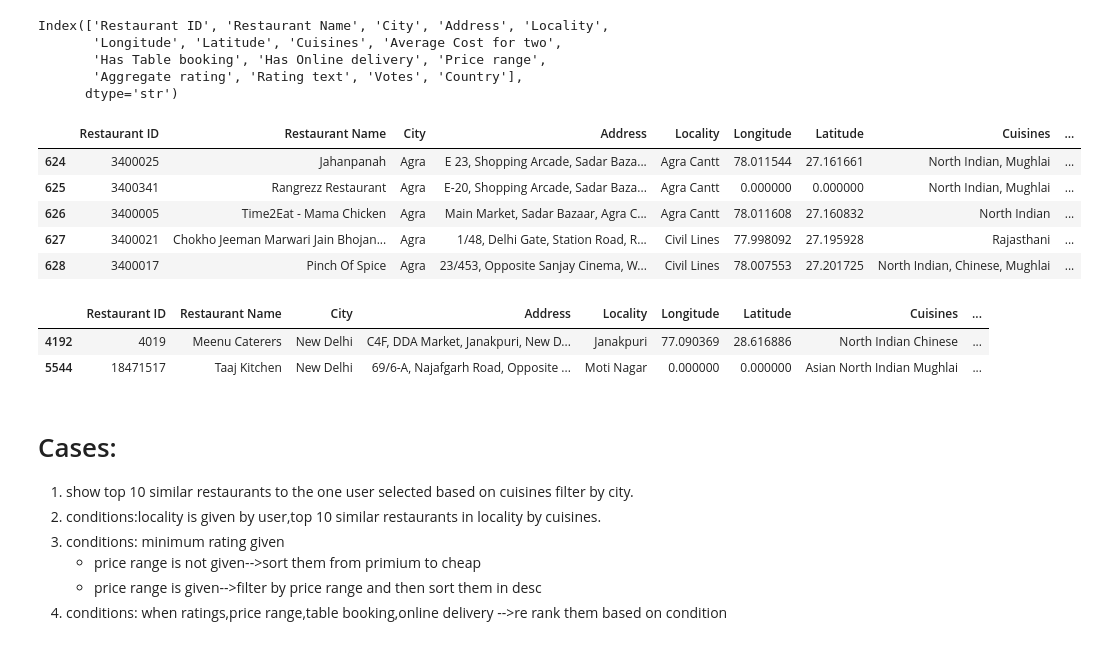
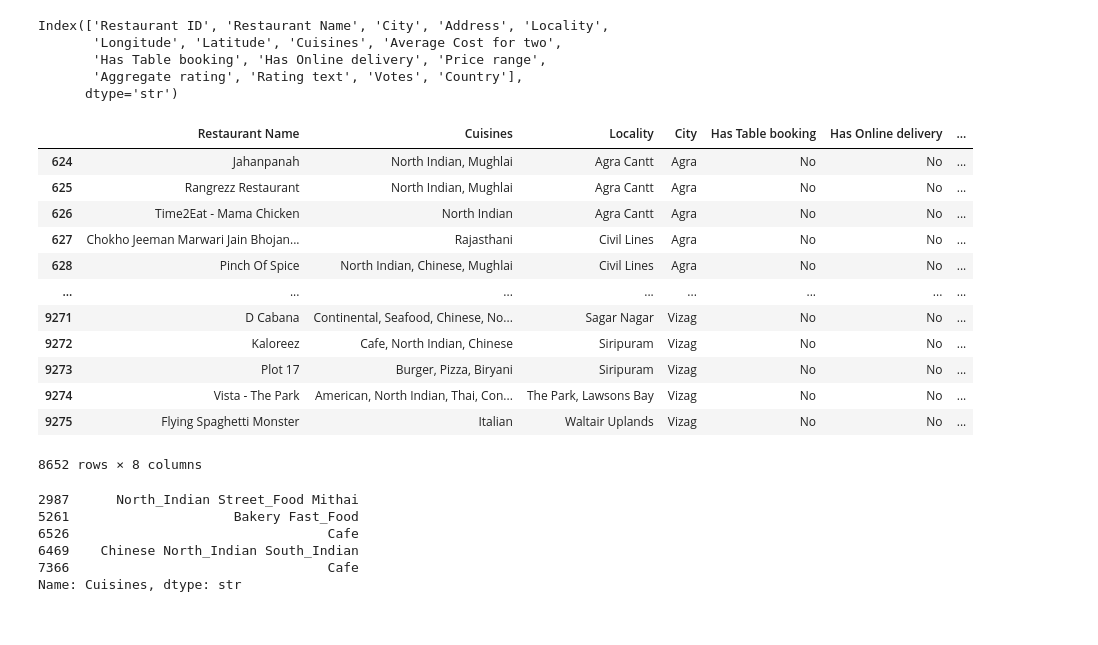
Before and after one commit to vansh-076/Zomato-Recommendation-system, a Jupyter notebook: Recommendation_system.ipynb, the cells around one changed output. Drawn from its saved outputs; the diff is of its cells as text; code cells hidden in the pictures.

```diff
--- a/Recommendation_system.ipynb
+++ b/Recommendation_system.ipynb
@@ -64,11 +64,19 @@ Index(['Restaurant ID', 'Restaurant Name', 'City', 'Address', 'Locality',
        'Aggregate rating', 'Rating text', 'Votes', 'Country'],
       dtype='str')
 # %%
-final_dataset.head()
+column=['Restaurant Name','Cuisines','Locality','City','Has Table booking','Has Online delivery','Average Cost for two','Aggregate rating']
+final_dataset[column]
 # %% [output]
-|  | Restaurant ID | Restaurant Name | City | Address | Locality | Longitude | Latitude | Cuisines | ... |
-| 624 | 3400025 | Jahanpanah | Agra | E 23, Shopping Arcade, Sadar Baza... | Agra Cantt | 78.011544 | 27.161661 | North Indian, Mughlai | ... |
-| 625 | 3400341 | Rangrezz Restaurant | Agra | E-20, Shopping Arcade, Sadar Baza... | Agra Cantt | 0.000000 | 0.000000 | North Indian, Mughlai | ... |
-| 626 | 3400005 | Time2Eat - Mama Chicken | Agra | Main Market, Sadar Bazaar, Agra C... | Agra Cantt | 78.011608 | 27.160832 | North Indian | ... |
-| 627 | 3400021 | Chokho Jeeman Marwari Jain Bhojan... | Agra | 1/48, Delhi Gate, Station Road, R... | Civil Lines | 77.998092 | 27.195928 | Rajasthani | ... |
-| 628 | 3400017 | Pinch Of Spice | Agra | 23/453, Opposite Sanjay Cinema, W... | Civil Lines | 78.007553 | 27.201725 | North Indian, Chinese, Mughlai | ... |
+|  | Restaurant Name | Cuisines | Locality | City | Has Table booking | Has Online delivery | ... |
+| 624 | Jahanpanah | North Indian, Mughlai | Agra Cantt | Agra | No | No | ... |
+| 625 | Rangrezz Restaurant | North Indian, Mughlai | Agra Cantt | Agra | No | No | ... |
+| 626 | Time2Eat - Mama Chicken | North Indian | Agra Cantt | Agra | No | No | ... |
+| 627 | Chokho Jeeman Marwari Jain Bhojan... | Rajasthani | Civil Lines | Agra | No | No | ... |
+| 628 | Pinch Of Spice | North Indian, Chinese, Mughlai | Civil Lines | Agra | No | No | ... |
+| ... | ... | ... | ... | ... | ... | ... | ... |
+| 9271 | D Cabana | Continental, Seafood, Chinese, No... | Sagar Nagar | Vizag | No | No | ... |
+| 9272 | Kaloreez | Cafe, North Indian, Chinese | Siripuram | Vizag | No | No | ... |
+| 9273 | Plot 17 | Burger, Pizza, Biryani | Siripuram | Vizag | No | No | ... |
+| 9274 | Vista - The Park | American, North Indian, Thai, Con... | The Park, Lawsons Bay | Vizag | No | No | ... |
+| 9275 | Flying Spaghetti Monster | Italian | Waltair Uplands | Vizag | No | No | ... |
+8652 rows × 8 columns
@@ -77,18 +82,0 @@ final_dataset['Cuisines']=final_dataset['Cuisines'].str.replace(','," ")
-# %%
-final_dataset.sample(2)
-# %% [output]
-|  | Restaurant ID | Restaurant Name | City | Address | Locality | Longitude | Latitude | Cuisines | ... |
-| 4192 | 4019 | Meenu Caterers | New Delhi | C4F, DDA Market, Janakpuri, New D... | Janakpuri | 77.090369 | 28.616886 | North Indian Chinese | ... |
-| 5544 | 18471517 | Taaj Kitchen | New Delhi | 69/6-A, Najafgarh Road, Opposite ... | Moti Nagar | 0.000000 | 0.000000 | Asian North Indian Mughlai | ... |
-# %% [markdown]
-<h1> Cases:</h1>
-<ol>
-    <li>show top 10 similar restaurants to the one user selected based on cuisines filter by city.
-    <li>conditions:locality is given by user,top 10 similar restaurants in locality by cuisines.
-    <li>conditions: minimum rating given
-        <ul>
-            <li>price range is not given-->sort them from primium to cheap</li>
-            <li>price range is given-->filter by price range and then sort them in desc</li>
-        </ul></li>
-    <li>conditions: when ratings,price range,table booking,online delivery -->re rank them based on condition</li>
-</ol>
@@ -94,0 +87,9 @@ final_dataset.sample(2)
+# %%
+final_dataset.Cuisines.sample(5)
+# %% [output]
+2987      North_Indian Street_Food Mithai
+5261                     Bakery Fast_Food
+6526                                 Cafe
+6469    Chinese North_Indian South_Indian
+7366                                 Cafe
+Name: Cuisines, dtype: str
```
Also changed, not shown: parts of 16 cells of this notebook.
